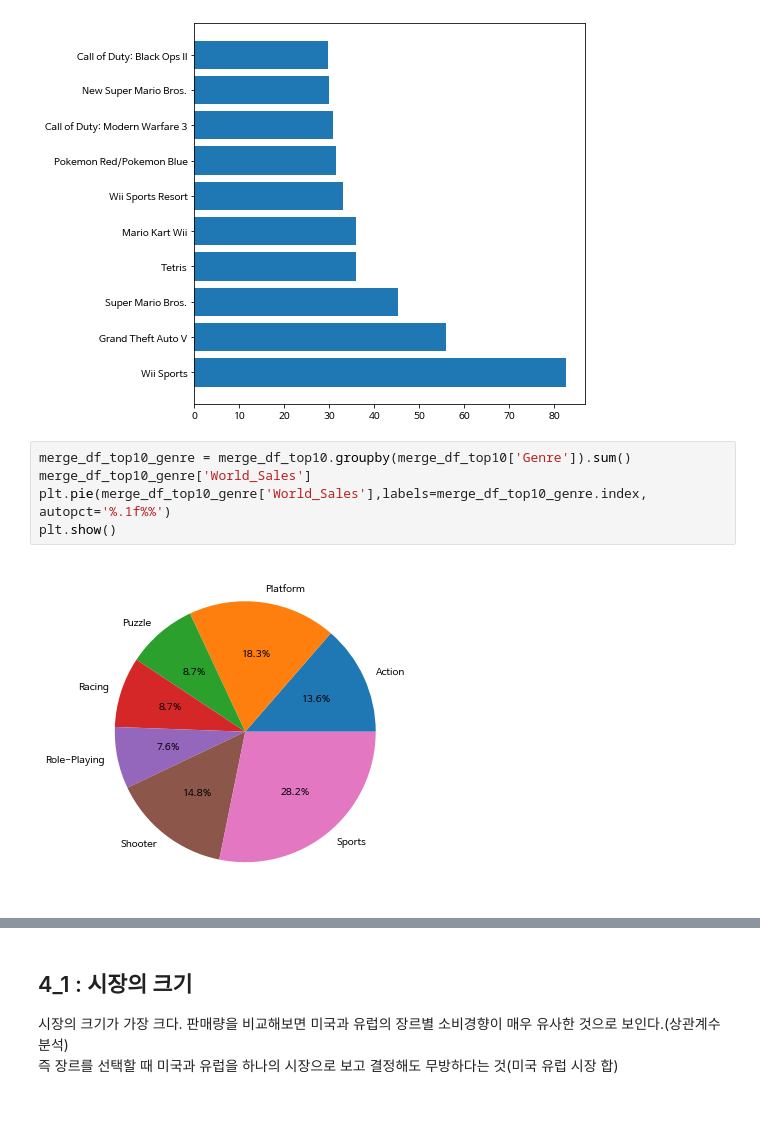
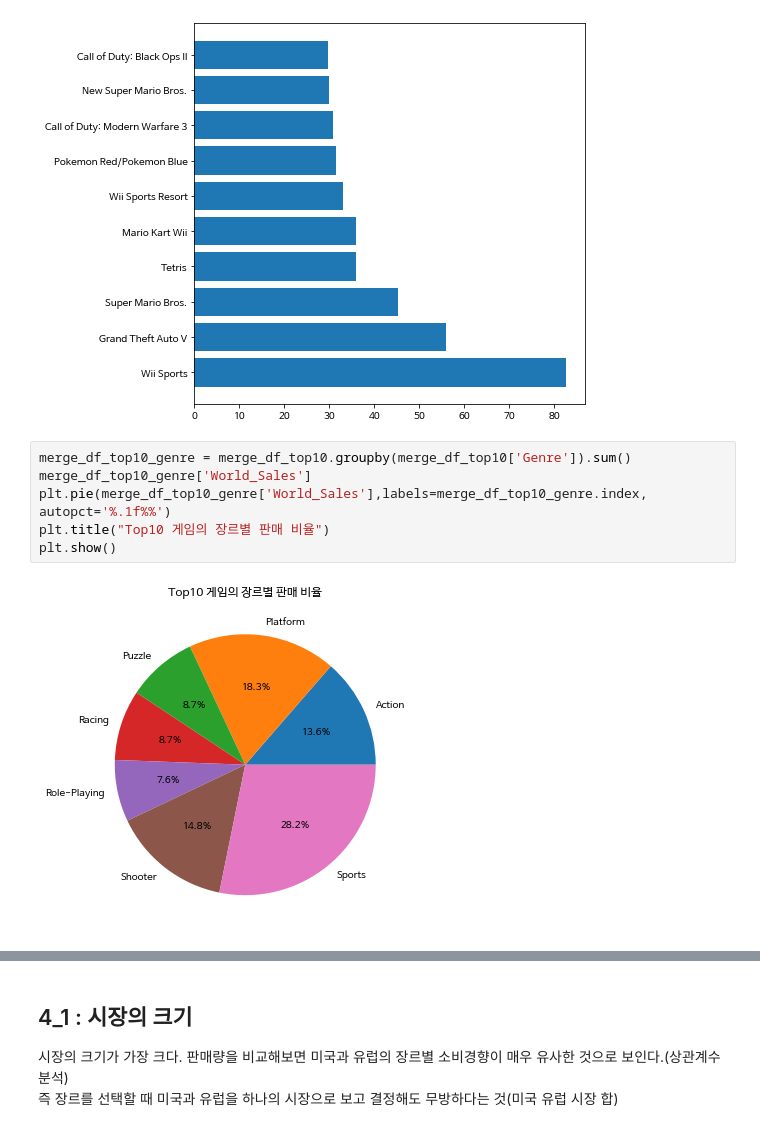
Before and after one commit to y001003/Bootcamp, a Jupyter notebook: Section1_Project.ipynb, the cells around one changed output, grey strips where cells are left out. Saved outputs shown, nothing was run; the diff lists cells and outputs as text.

```diff
--- a/Section1_Project.ipynb
+++ b/Section1_Project.ipynb
@@ -422,10 +429,11 @@ plt.barh(merge_df_top10['Name'],merge_df_top10['World_Sales'])
 # %%
 merge_df_top10_genre = merge_df_top10.groupby(merge_df_top10['Genre']).sum()
 merge_df_top10_genre['World_Sales']
 plt.pie(merge_df_top10_genre['World_Sales'],labels=merge_df_top10_genre.index, autopct='%.1f%%')
+plt.title("Top10 게임의 장르별 판매 비율")
 plt.show()
 # %% [output]
-[figure, old version]
+[figure, new version]
 # %%
 merge_df_genre = merge_df.groupby(merge_df['Genre']).sum()
 plt.pie(merge_df_genre['World_Sales'],labels=merge_df_genre.index, autopct='%.1f%%')
```
Also changed, not shown: parts of 18 cells of this notebook.
